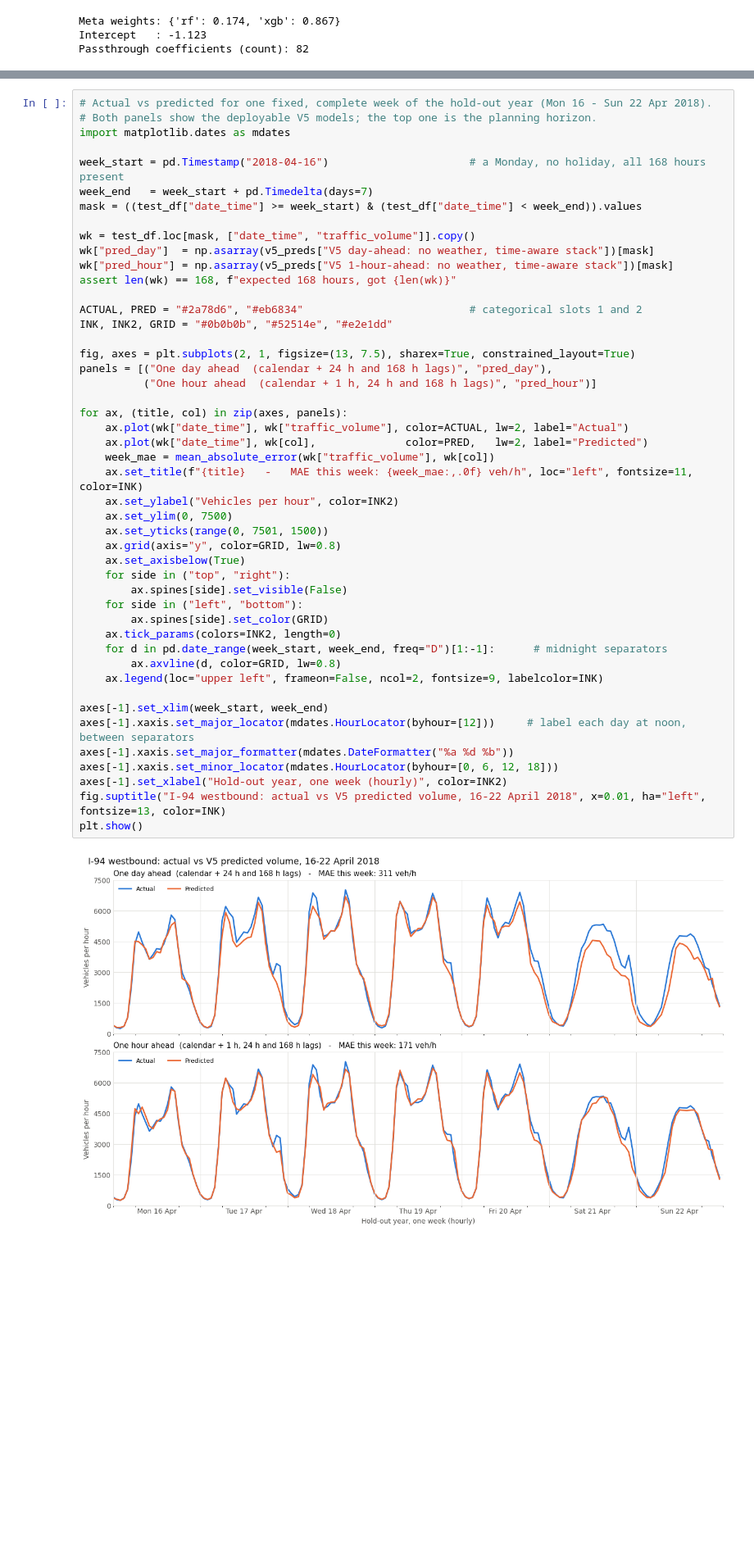
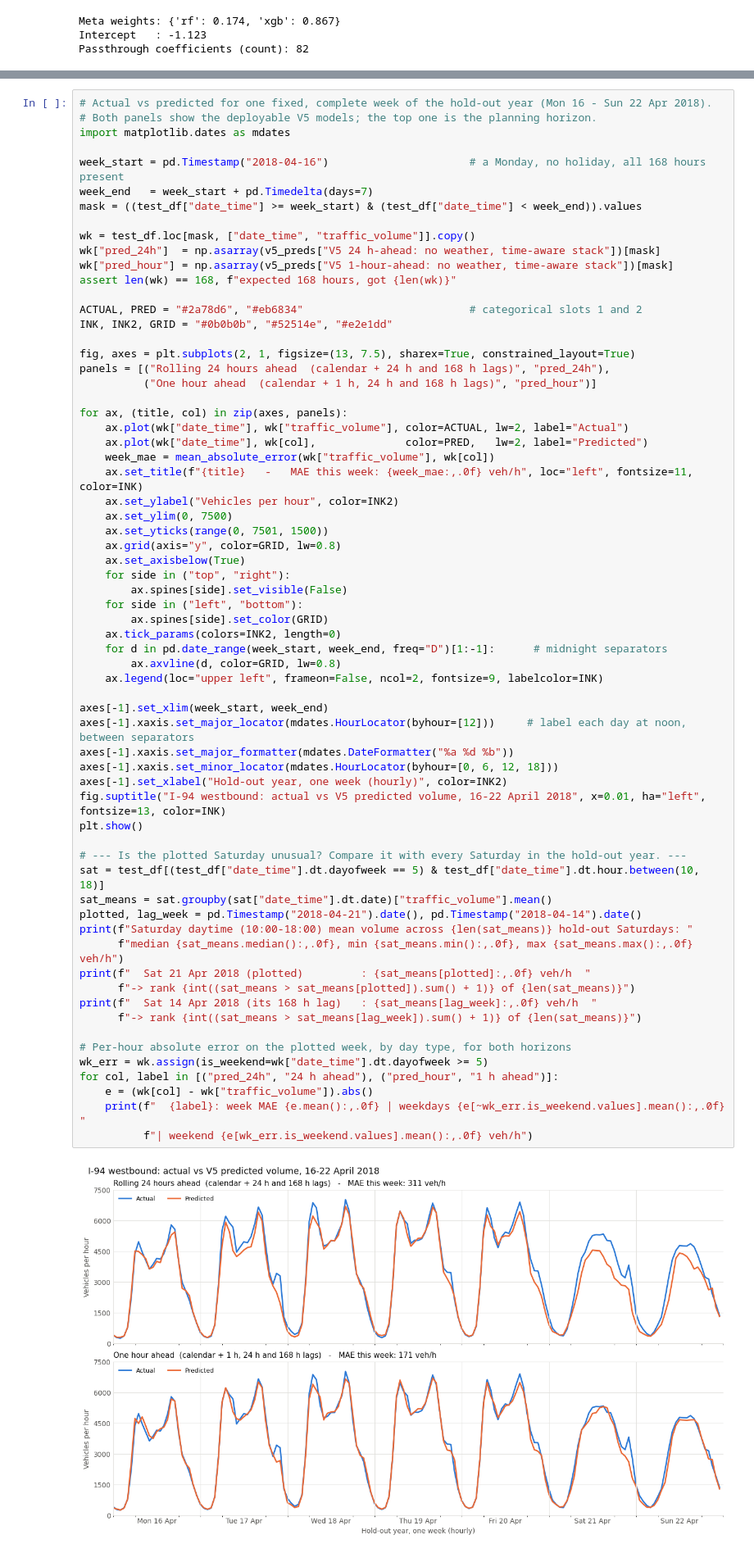
Before and after one commit to TrigTV/I94-Traffic-Prediction, a Jupyter notebook: Notebook 1.ipynb, the cells around one changed output, grey strips where cells are left out. Shown at 82% size. Saved outputs shown, nothing was run; the diff lists cells and outputs as text; blank space fills up the shorter version.

Commit message:
Clarify day-ahead.

```diff
--- a/Notebook 1.ipynb
+++ b/Notebook 1.ipynb
@@ -1567,7 +1616,7 @@ week_end   = week_start + pd.Timedelta(days=7)
 mask = ((test_df["date_time"] >= week_start) & (test_df["date_time"] < week_end)).values
 
 wk = test_df.loc[mask, ["date_time", "traffic_volume"]].copy()
-wk["pred_day"]  = np.asarray(v5_preds["V5 day-ahead: no weather, time-aware stack"])[mask]
+wk["pred_24h"]  = np.asarray(v5_preds["V5 24 h-ahead: no weather, time-aware stack"])[mask]
 wk["pred_hour"] = np.asarray(v5_preds["V5 1-hour-ahead: no weather, time-aware stack"])[mask]
 assert len(wk) == 168, f"expected 168 hours, got {len(wk)}"
 
@@ -1575,34 +1624,52 @@ ACTUAL, PRED = "#2a78d6", "#eb6834"                          # categorical slots
 INK, INK2, GRID = "#0b0b0b", "#52514e", "#e2e1dd"
 
 fig, axes = plt.subplots(2, 1, figsize=(13, 7.5), sharex=True, constrained_layout=True)
-panels = [("One day ahead  (calendar + 24 h and 168 h lags)", "pred_day"),
+panels = [("Rolling 24 hours ahead  (calendar + 24 h and 168 h lags)", "pred_24h"),
           ("One hour ahead  (calendar + 1 h, 24 h and 168 h lags)", "pred_hour")]
 
 for ax, (title, col) in zip(axes, panels):
     ax.plot(wk["date_time"], wk["traffic_volume"], color=ACTUAL, lw=2, label="Actual")
     ax.plot(wk["date_time"], wk[col],              color=PRED,   lw=2, label="Predicted")
     week_mae = mean_absolute_error(wk["traffic_volume"], wk[col])
     ax.set_title(f"{title}   -   MAE this week: {week_mae:,.0f} veh/h", loc="left", fontsize=11, color=INK)
     ax.set_ylabel("Vehicles per hour", color=INK2)
     ax.set_ylim(0, 7500)
     ax.set_yticks(range(0, 7501, 1500))
     ax.grid(axis="y", color=GRID, lw=0.8)
     ax.set_axisbelow(True)
     for side in ("top", "right"):
         ax.spines[side].set_visible(False)
     for side in ("left", "bottom"):
         ax.spines[side].set_color(GRID)
     ax.tick_params(colors=INK2, length=0)
     for d in pd.date_range(week_start, week_end, freq="D")[1:-1]:      # midnight separators
         ax.axvline(d, color=GRID, lw=0.8)
     ax.legend(loc="upper left", frameon=False, ncol=2, fontsize=9, labelcolor=INK)
 
 axes[-1].set_xlim(week_start, week_end)
 axes[-1].xaxis.set_major_locator(mdates.HourLocator(byhour=[12]))     # label each day at noon, between separators
 axes[-1].xaxis.set_major_formatter(mdates.DateFormatter("%a %d %b"))
 axes[-1].xaxis.set_minor_locator(mdates.HourLocator(byhour=[0, 6, 12, 18]))
 axes[-1].set_xlabel("Hold-out year, one week (hourly)", color=INK2)
 fig.suptitle("I-94 westbound: actual vs V5 predicted volume, 16-22 April 2018", x=0.01, ha="left", fontsize=13, color=INK)
 plt.show()
+
+# --- Is the plotted Saturday unusual? Compare it with every Saturday in the hold-out year. ---
+sat = test_df[(test_df["date_time"].dt.dayofweek == 5) & test_df["date_time"].dt.hour.between(10, 18)]
+sat_means = sat.groupby(sat["date_time"].dt.date)["traffic_volume"].mean()
+plotted, lag_week = pd.Timestamp("2018-04-21").date(), pd.Timestamp("2018-04-14").date()
+print(f"Saturday daytime (10:00-18:00) mean volume across {len(sat_means)} hold-out Saturdays: "
+      f"median {sat_means.median():,.0f}, min {sat_means.min():,.0f}, max {sat_means.max():,.0f} veh/h")
+print(f"  Sat 21 Apr 2018 (plotted)         : {sat_means[plotted]:,.0f} veh/h  "
+      f"-> rank {int((sat_means > sat_means[plotted]).sum() + 1)} of {len(sat_means)}")
+print(f"  Sat 14 Apr 2018 (its 168 h lag)   : {sat_means[lag_week]:,.0f} veh/h  "
+      f"-> rank {int((sat_means > sat_means[lag_week]).sum() + 1)} of {len(sat_means)}")
+
+# Per-hour absolute error on the plotted week, by day type, for both horizons
+wk_err = wk.assign(is_weekend=wk["date_time"].dt.dayofweek >= 5)
+for col, label in [("pred_24h", "24 h ahead"), ("pred_hour", "1 h ahead")]:
+    e = (wk[col] - wk["traffic_volume"]).abs()
+    print(f"  {label}: week MAE {e.mean():,.0f} | weekdays {e[~wk_err.is_weekend.values].mean():,.0f} "
+          f"| weekend {e[wk_err.is_weekend.values].mean():,.0f} veh/h")
 # %% [output]
-[figure, old version]
+[figure, new version]
```
Also changed, not shown: parts of 15 cells of this notebook, 1 other file.
